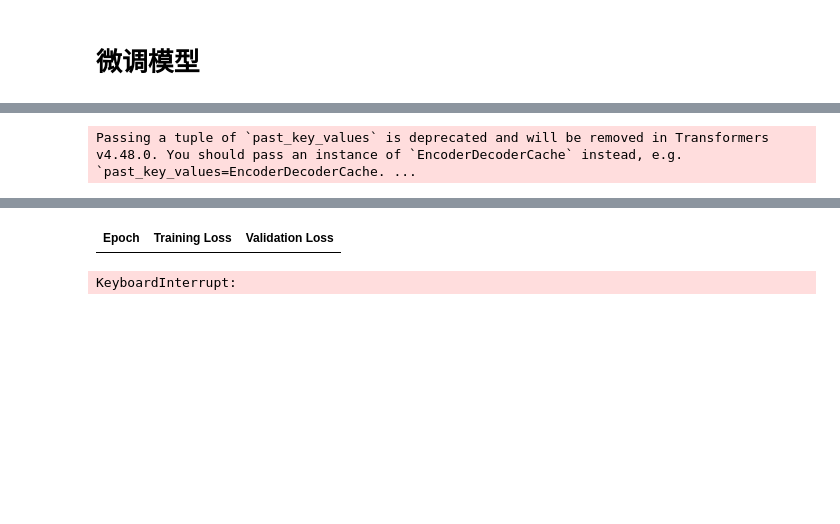
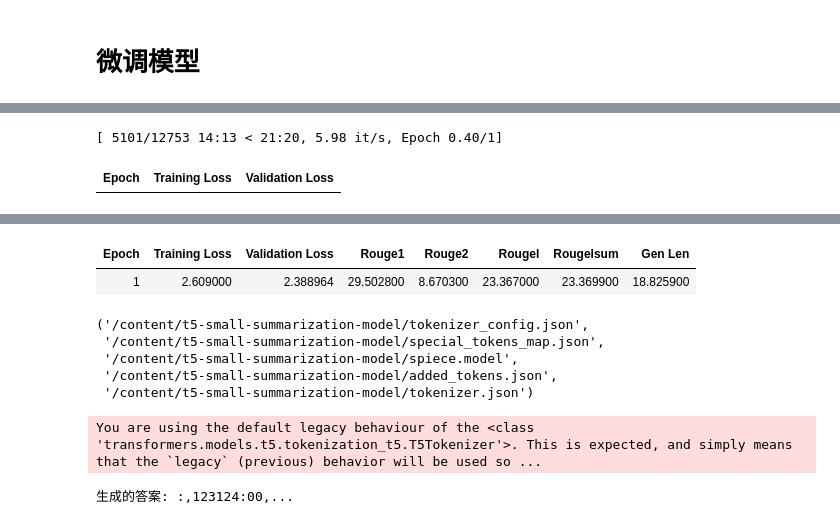
Before and after one commit to CHENWENJIE0423/T5-small--, a Jupyter notebook: 摘要文本生成.ipynb, the cells around one changed output, grey strips where cells are left out. Cells and saved outputs as stored; diff of their text form; code cells hidden in the pictures; blank space fills up the shorter version.

```diff
--- a/摘要文本生成.ipynb
+++ b/摘要文本生成.ipynb
@@ -139,8 +159,8 @@ model = AutoModelForSeq2SeqLM.from_pretrained(model_checkpoint)
 # %%
 batch_size = 16
 args = Seq2SeqTrainingArguments(
-    "test-summarization",
-    eval_strategy="epoch",
+    output_dir="test-summarization",
+    evaluation_strategy="epoch",
     learning_rate=2e-5,
     per_device_train_batch_size=batch_size,
     per_device_eval_batch_size=batch_size,
@@ -148,7 +168,8 @@ args = Seq2SeqTrainingArguments(
     save_total_limit=3,
     num_train_epochs=1,
     predict_with_generate=True,
-    bf16=True,  # 使用 bfloat16 代替 fp16
+    fp16=True,
+    run_name="chenwenjie"  # 这里设置一个独特的运行名称
 )
 # %%
 data_collator = DataCollatorForSeq2Seq(tokenizer, model=model)
@@ -169,7 +190,7 @@ def compute_metrics(eval_pred):
 
     result = metric.compute(predictions=decoded_preds, references=decoded_labels, use_stemmer=True)
     # Extract a few results
-    result = {key: value.mid.fmeasure * 100 for key, value in result.items()}
+    result = {key: value * 100 for key, value in result.items()}
 
     # Add mean generated length
     prediction_lens = [np.count_nonzero(pred != tokenizer.pad_token_id) for pred in predictions]
@@ -177,12 +198,13 @@ def compute_metrics(eval_pred):
 
     return {k: round(v, 4) for k, v in result.items()}
 # %%
+
 trainer = Seq2SeqTrainer(
     model,
     args,
     train_dataset=tokenized_datasets["train"],
     eval_dataset=tokenized_datasets["validation"],
     data_collator=data_collator,
-    processing_class=tokenizer,
+    tokenizer=tokenizer,
     compute_metrics=compute_metrics
 )
@@ -189,4 +218,14 @@ trainer = Seq2SeqTrainer(
 # %%
+import os
+
 trainer.train()
+save_path = "/content/t5-small-summarization-model"
+
+if not os.path.exists(save_path):
+    os.makedirs(save_path)
+
+trainer.save_model(save_path)
+tokenizer.save_pretrained(save_path)
 # %% [output]
-Passing a tuple of `past_key_values` is deprecated and will be removed in Transformers v4.48.0. You should pass an instance of `EncoderDecoderCache` instead, e.g. `past_key_values=EncoderDecoderCache. ...
+[ 5101/12753 14:13 < 21:20, 5.98 it/s, Epoch 0.40/1]
+| Epoch | Training Loss | Validation Loss |
@@ -194,2 +233,33 @@ Passing a tuple of `past_key_values` is deprecated and will be removed in Transf
-| Epoch | Training Loss | Validation Loss |
+| Epoch | Training Loss | Validation Loss | Rouge1 | Rouge2 | Rougel | Rougelsum | Gen Len |
+| 1 | 2.609000 | 2.388964 | 29.502800 | 8.670300 | 23.367000 | 23.369900 | 18.825900 |
-KeyboardInterrupt:
+('/content/t5-small-summarization-model/tokenizer_config.json',
+ '/content/t5-small-summarization-model/special_tokens_map.json',
+ '/content/t5-small-summarization-model/spiece.model',
+ '/content/t5-small-summarization-model/added_tokens.json',
+ '/content/t5-small-summarization-model/tokenizer.json')
+# %%
+from transformers import T5Tokenizer, T5ForConditionalGeneration
+
+# 加载保存的模型和分词器
+tokenizer = T5Tokenizer.from_pretrained("/content/t5-small-summarization-model")
+model = T5ForConditionalGeneration.from_pretrained("/content/t5-small-summarization-model")
+
+def generate_answer(context, question, max_length=50):
+    # 格式化输入
+    input_text = f"{context} {question}"
+    inputs = tokenizer(input_text, return_tensors="pt")
+
+    # 生成答案
+    outputs = model.generate(inputs["input_ids"], max_new_tokens=max_length)
+    answer = tokenizer.decode(outputs[0], skip_special_tokens=True)
+
+    return answer
+
+# 测试一个示例
+context = "违规分为:一般违规扣分、严重违规扣分、出售假冒商品违规扣分,淘宝网每年12月31日24:00点会对符合条件的扣分做清零处理,详情如下..."
+question = "淘宝扣分什么时候清零"
+answer = generate_answer(context, question)
+print("生成的答案:", answer)
+# %% [output]
+You are using the default legacy behaviour of the <class 'transformers.models.t5.tokenization_t5.T5Tokenizer'>. This is expected, and simply means that the `legacy` (previous) behavior will be used so ...
+生成的答案: :,123124:00,...
```
Also changed, not shown: parts of 6 cells of this notebook.
